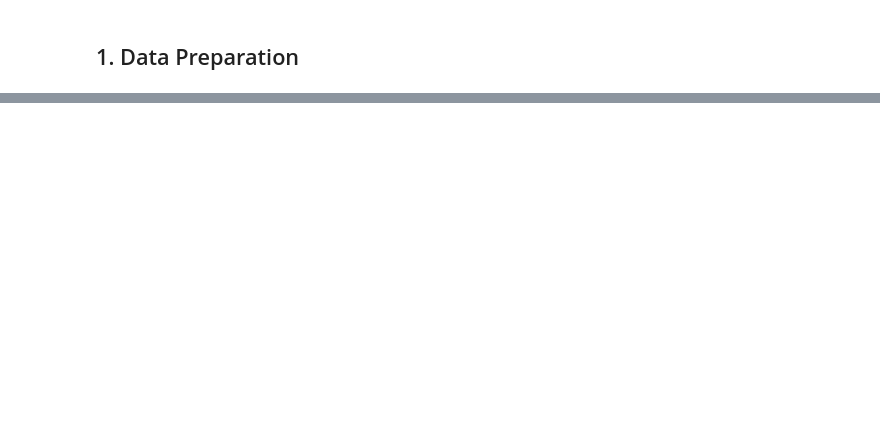
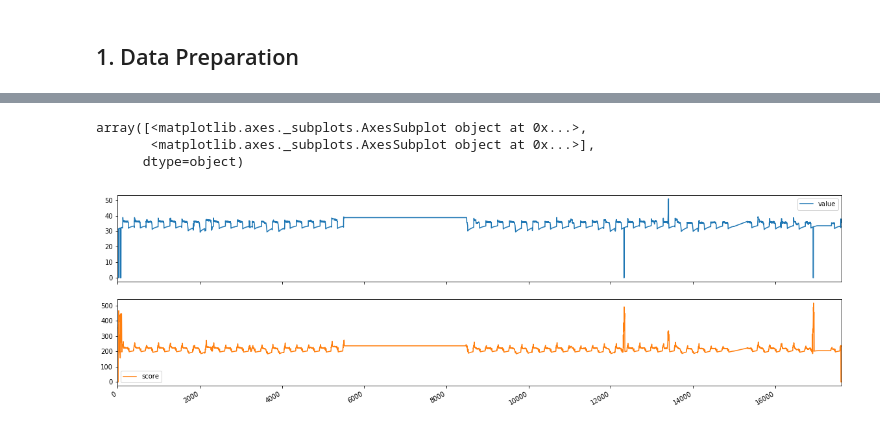
Before and after one commit to codingneo/ts-anomaly, a Jupyter notebook: notebooks/autoencoder-anomaly.ipynb, the cells around one changed output, grey strips where cells are left out. Saved outputs shown, nothing was run; the diff lists cells and outputs as text; code cells hidden in the pictures; blank space fills up the shorter version.

Commit message:
data exploration

```diff
--- a/notebooks/autoencoder-anomaly.ipynb
+++ b/notebooks/autoencoder-anomaly.ipynb
@@ -130,0 +78,3 @@ KeyboardInterrupt:
+# %%
+# fit model
+autoencoder_model.fit(X, y, epochs=20, verbose=1)
@@ -130,0 +102,2 @@ KeyboardInterrupt:
+# %%
+yhat = autoencoder_model.predict(X[0].reshape(1, n_inputs))
@@ -130,0 +116,22 @@ KeyboardInterrupt:
+# %%
+def anomaly_scores(model, X, y):
+    anomaly_scores = list()
+    for i in range(len(X)):
+        yhat = autoencoder_model.predict(X[i].reshape(1, n_inputs))
+        score = np.sum(abs(yhat[0]-y[i]))
+
+        anomaly_scores.append(score)
+
+    return anomaly_scores
+
+scores = anomaly_scores(model, X, y)
+# %%
+padding_scores = [0.0 for i in range(round(n_inputs/2))] + scores + [0.0 for i in range(round(n_inputs/2))]
+result = pd.DataFrame({'value': raw_seq, 'score': padding_scores})
+# %%
+result.plot(figsize=[20,6], subplots=True)
+# %% [output]
+array([<matplotlib.axes._subplots.AxesSubplot object at 0x...>,
+       <matplotlib.axes._subplots.AxesSubplot object at 0x...>],
+      dtype=object)
+[figure, added]
```
Also changed, not shown: parts of 14 cells of this notebook, 1 other file.
